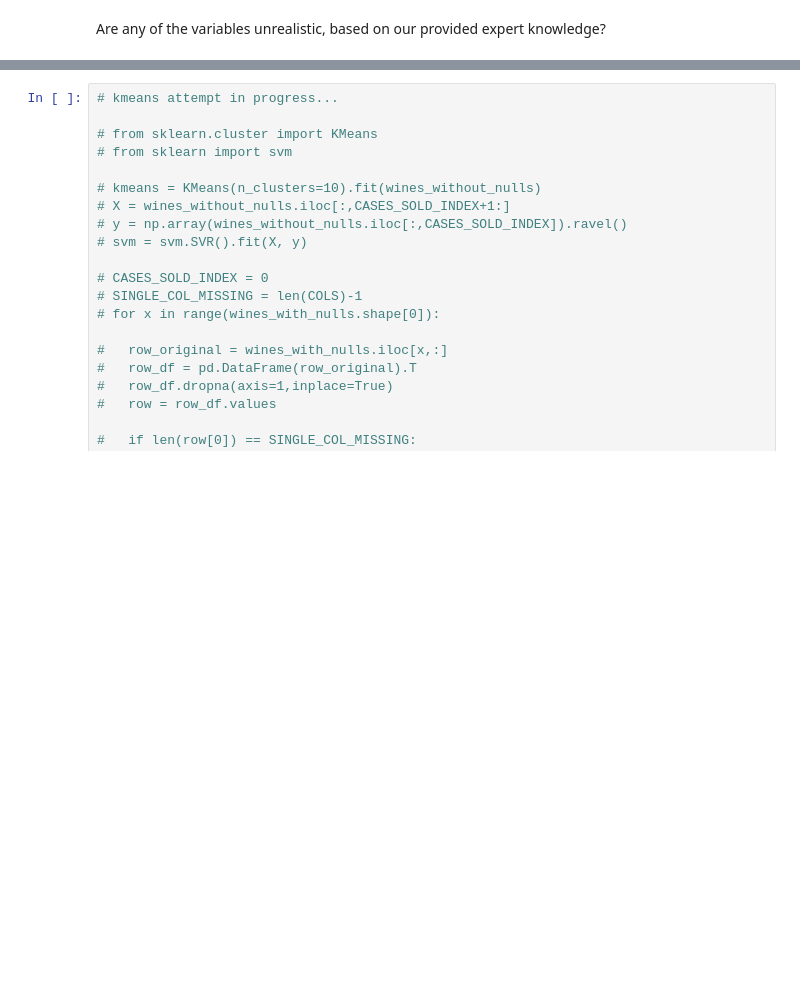
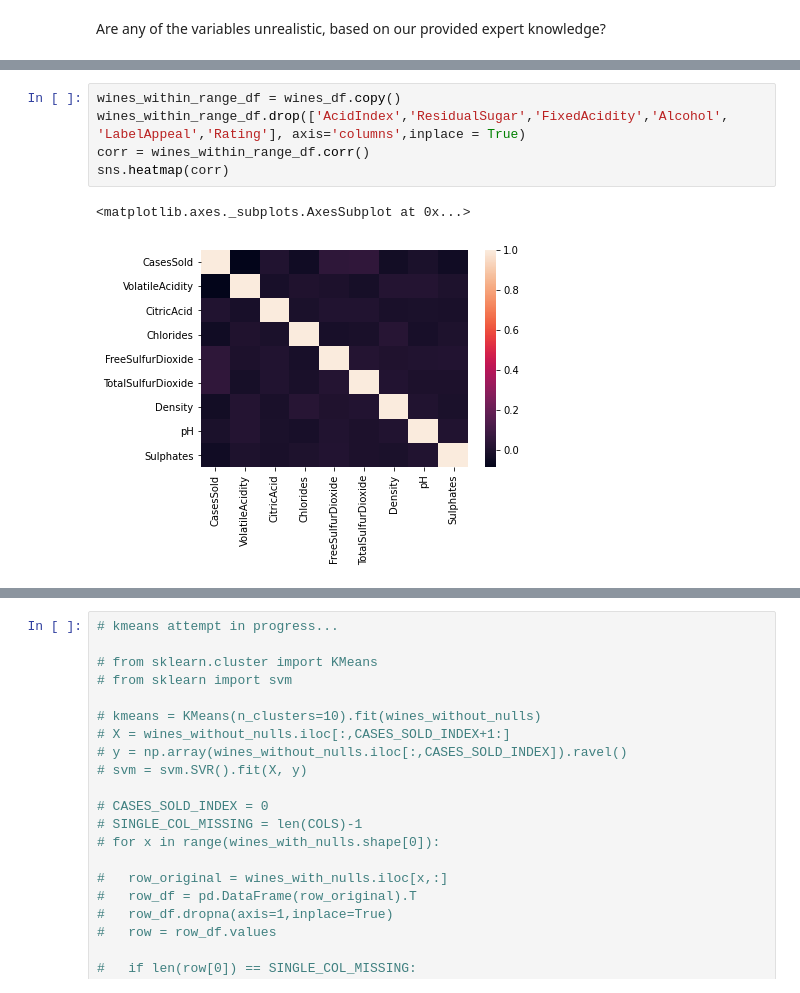
Before and after one commit to yabbou/python-data-science, a Jupyter notebook: hw_6.ipynb, the cells around one changed output, grey strips where cells are left out. Saved outputs shown, nothing was run; the diff lists cells and outputs as text; blank space fills up the shorter version.

```diff
--- a/hw_6.ipynb
+++ b/hw_6.ipynb
@@ -272,0 +299,8 @@ TypeError: ignored
+# %%
+wines_within_range_df = wines_df.copy()
+wines_within_range_df.drop(['AcidIndex','ResidualSugar','FixedAcidity','Alcohol', 'LabelAppeal','Rating'], axis='columns',inplace = True)
+corr = wines_within_range_df.corr()
+sns.heatmap(corr)
+# %% [output]
+<matplotlib.axes._subplots.AxesSubplot at 0x...>
+[figure, added]
```
Also changed, not shown: parts of 17 cells of this notebook.
